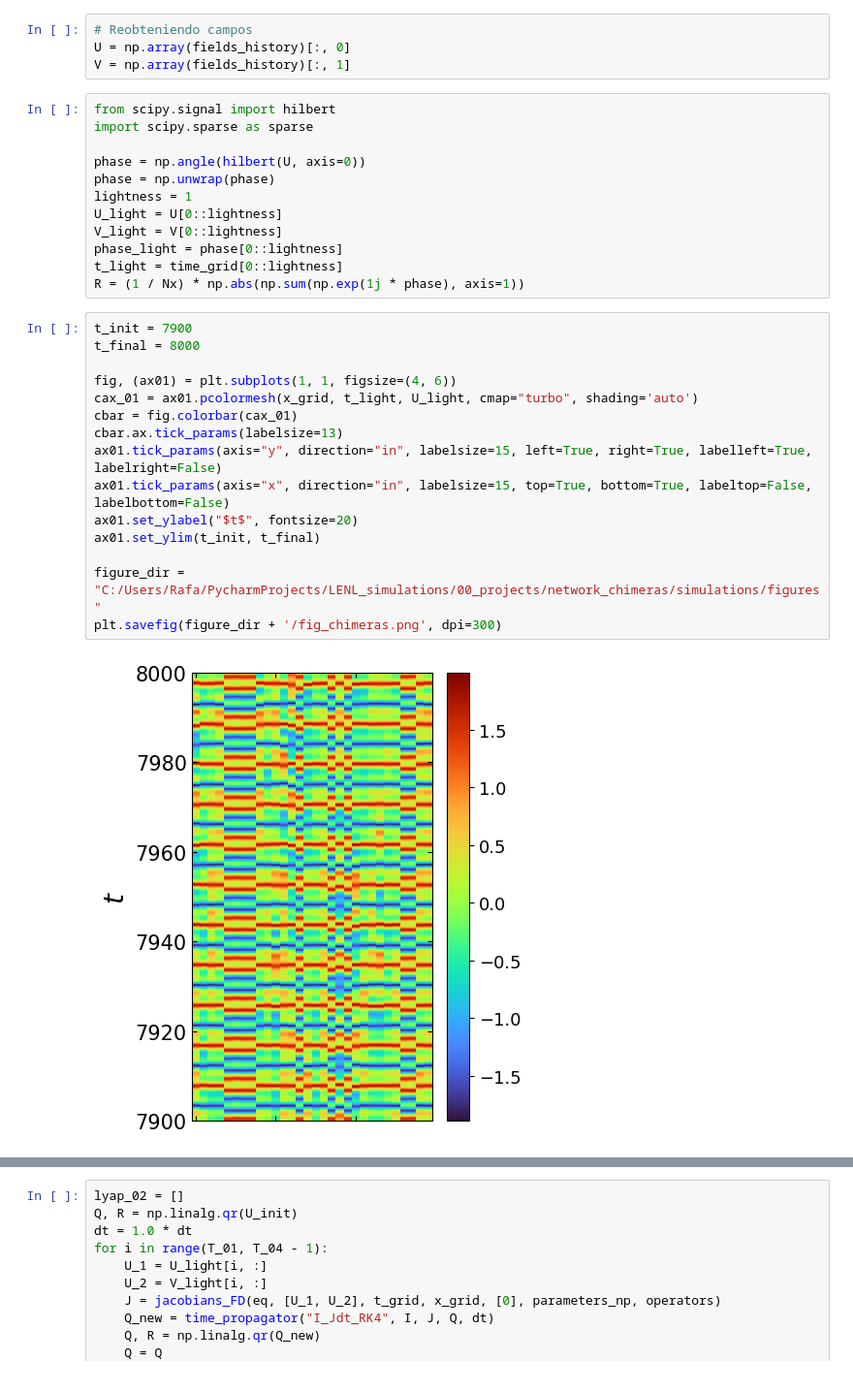
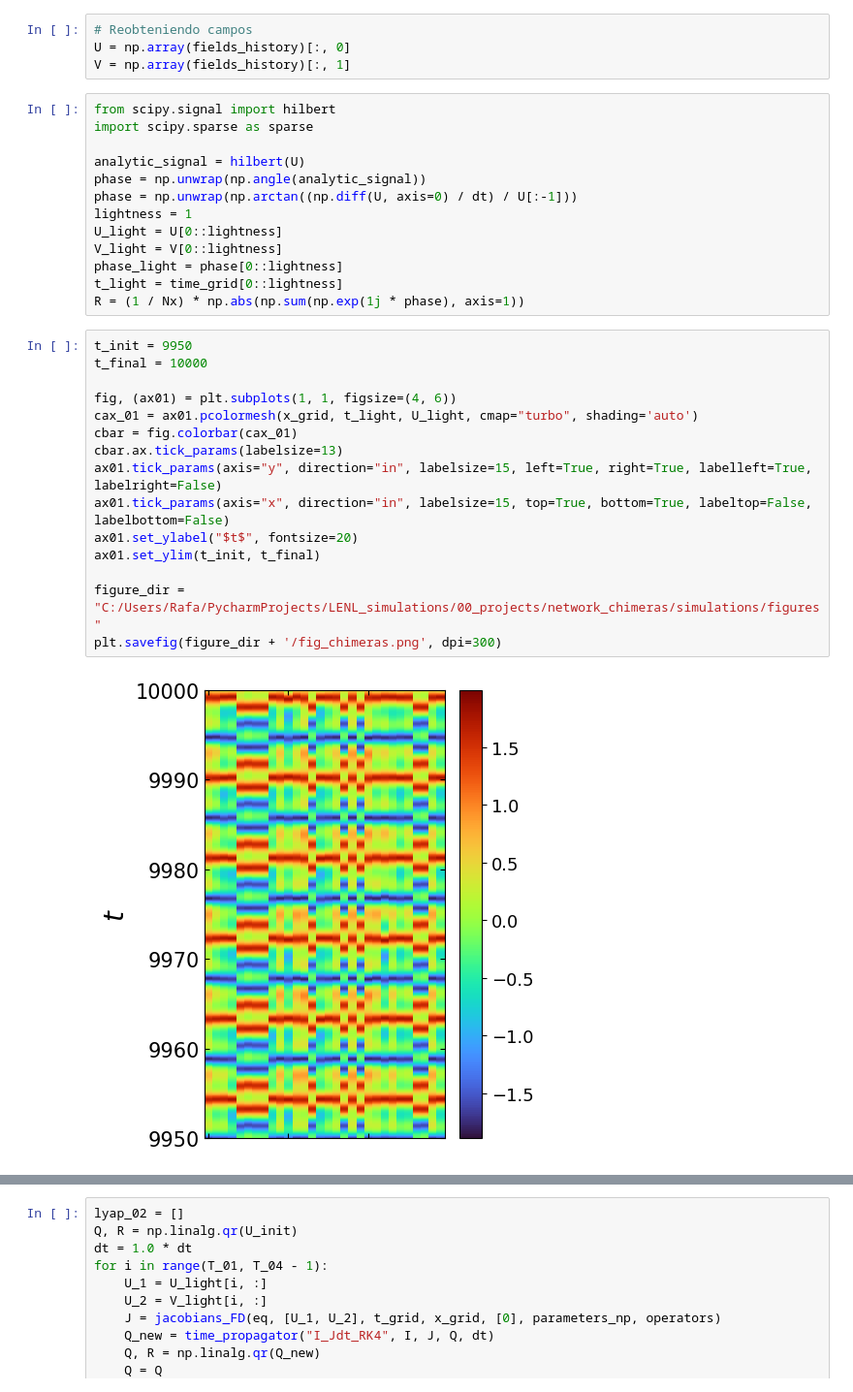
Before and after one commit to rariveros/LENL_simulations, a Jupyter notebook: 00_projects/network_chimeras/simulations/simulation.ipynb, the cells around one changed output, grey strips where cells are left out. Shown at 97% size. Saved outputs shown, nothing was run; the diff lists cells and outputs as text.

```diff
--- a/00_projects/network_chimeras/simulations/simulation.ipynb
+++ b/00_projects/network_chimeras/simulations/simulation.ipynb
@@ -348,8 +348,9 @@ V = np.array(fields_history)[:, 1]
 from scipy.signal import hilbert
 import scipy.sparse as sparse
 
-phase = np.angle(hilbert(U, axis=0))
-phase = np.unwrap(phase)
+analytic_signal = hilbert(U)
+phase = np.unwrap(np.angle(analytic_signal))
+phase = np.unwrap(np.arctan((np.diff(U, axis=0) / dt) / U[:-1]))
 lightness = 1
 U_light = U[0::lightness]
 V_light = V[0::lightness]
@@ -357,22 +358,22 @@ phase_light = phase[0::lightness]
 t_light = time_grid[0::lightness]
 R = (1 / Nx) * np.abs(np.sum(np.exp(1j * phase), axis=1))
 # %%
-t_init = 7900
-t_final = 8000
+t_init = 9950
+t_final = 10000
 
 fig, (ax01) = plt.subplots(1, 1, figsize=(4, 6))
 cax_01 = ax01.pcolormesh(x_grid, t_light, U_light, cmap="turbo", shading='auto')
 cbar = fig.colorbar(cax_01)
 cbar.ax.tick_params(labelsize=13)
 ax01.tick_params(axis="y", direction="in", labelsize=15, left=True, right=True, labelleft=True, labelright=False)
 ax01.tick_params(axis="x", direction="in", labelsize=15, top=True, bottom=True, labeltop=False, labelbottom=False)
 ax01.set_ylabel("$t$", fontsize=20)
 ax01.set_ylim(t_init, t_final)
 
 figure_dir = "C:/Users/Rafa/PycharmProjects/LENL_simulations/00_projects/network_chimeras/simulations/figures"
 plt.savefig(figure_dir + '/fig_chimeras.png', dpi=300)
 # %% [output]
-[figure, old version]
+[figure, new version]
 # %%
 fig, (ax01, ax02, ax03) = plt.subplots(3, 1, figsize=(4, 4))
 ax01.plot(t_light, U_light[:, 0], color="k")
```
Also changed, not shown: parts of 8 cells of this notebook, 4 other files.
